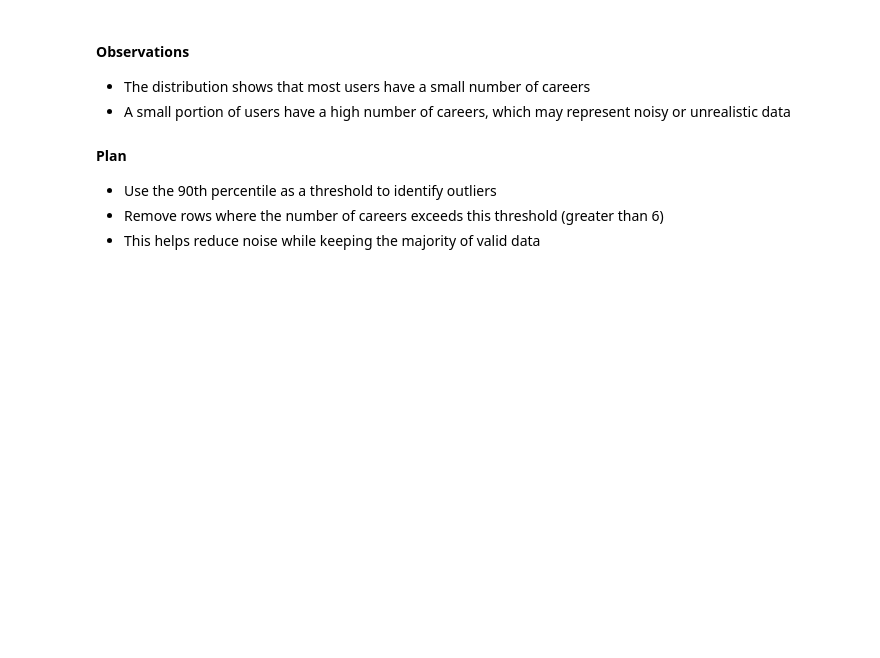
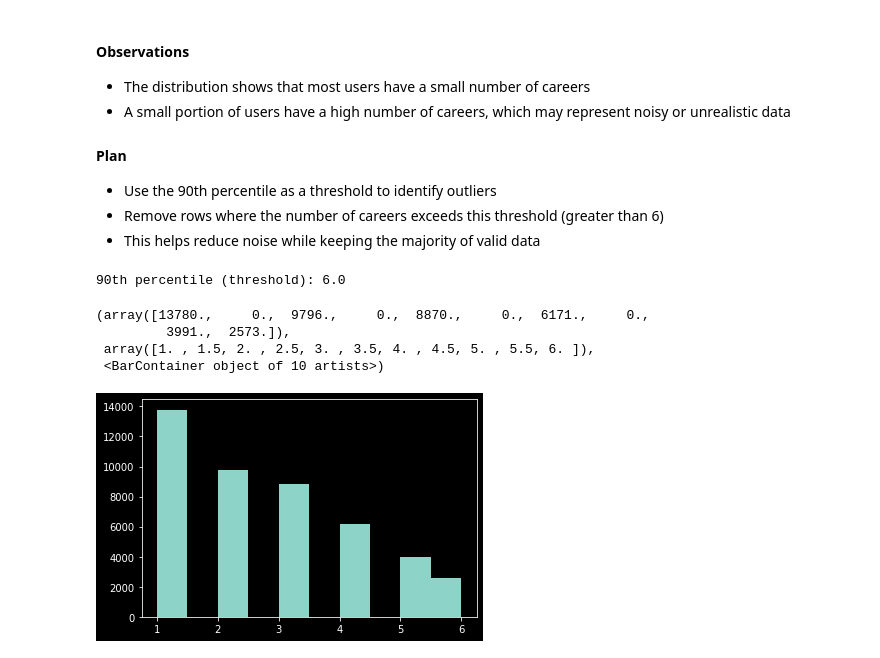
Before and after one commit to YousefAmerAwad/CareerTech-Mapper, a Jupyter notebook: exploration.ipynb, the cells around one changed output. Cells and saved outputs as stored; diff of their text form; code cells hidden in the pictures; blank space fills up the shorter version.

```diff
--- a/exploration.ipynb
+++ b/exploration.ipynb
@@ -176,11 +298,19 @@ plt.hist(df_core['Career_nums'],bins=10)
 # %%
 # calculate the 90th percentile of Career_nums
 threshold = df_core['Career_nums'].quantile(0.90)
 
 print('90th percentile (threshold):', threshold)
 
 
 # remove rows where number of careers exceeds the threshold
 df_core = df_core[df_core['Career_nums'] <= threshold]
 
-df_core
+# visualize the distribution of the number of careers per user
+plt.hist(df_core['Career_nums'],bins=10)
+# %% [output]
+90th percentile (threshold): 6.0
+(array([13780.,     0.,  9796.,     0.,  8870.,     0.,  6171.,     0.,
+         3991.,  2573.]),
+ array([1. , 1.5, 2. , 2.5, 3. , 3.5, 4. , 4.5, 5. , 5.5, 6. ]),
+ <BarContainer object of 10 artists>)
+[figure, added]
```
Also changed, not shown: parts of 14 cells of this notebook.
